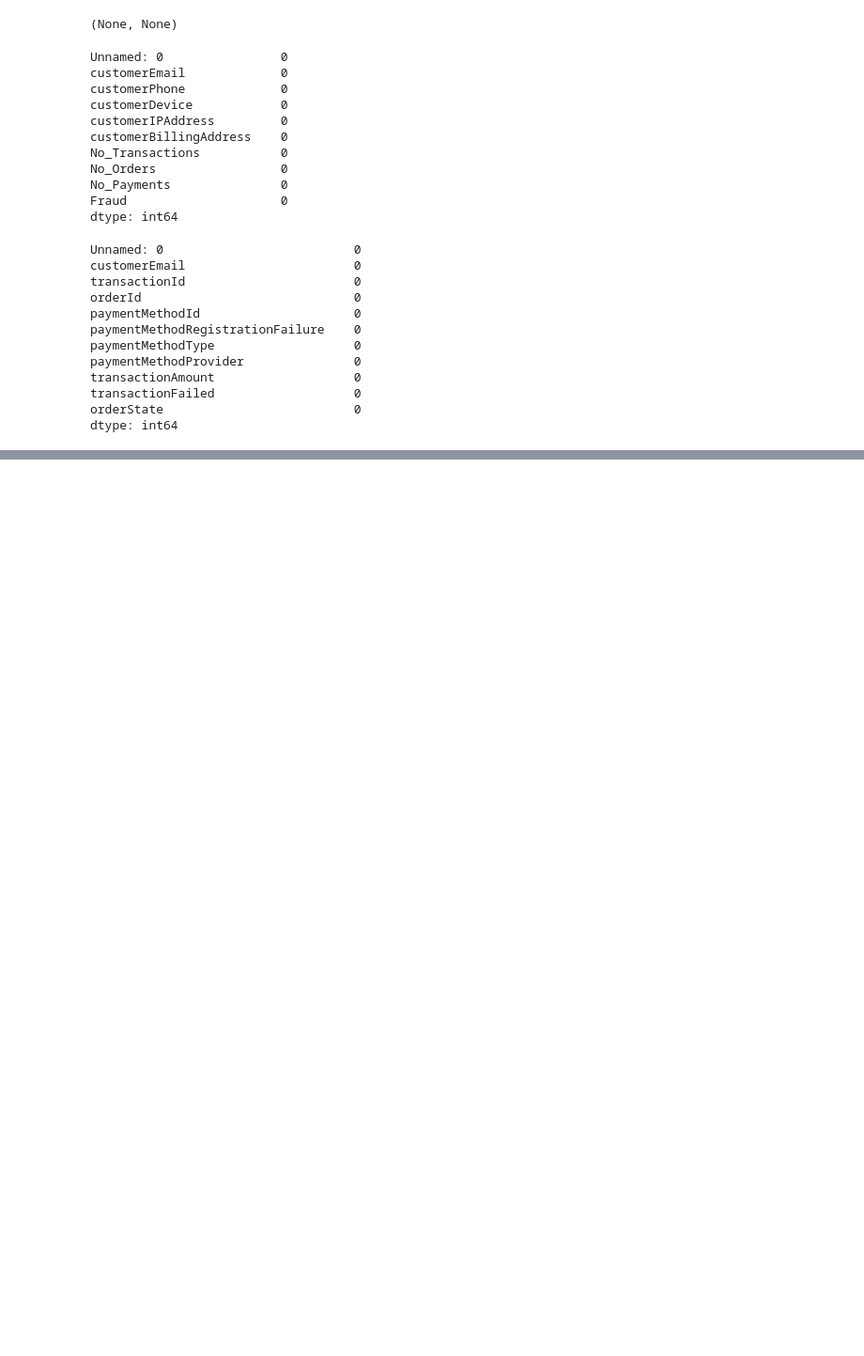
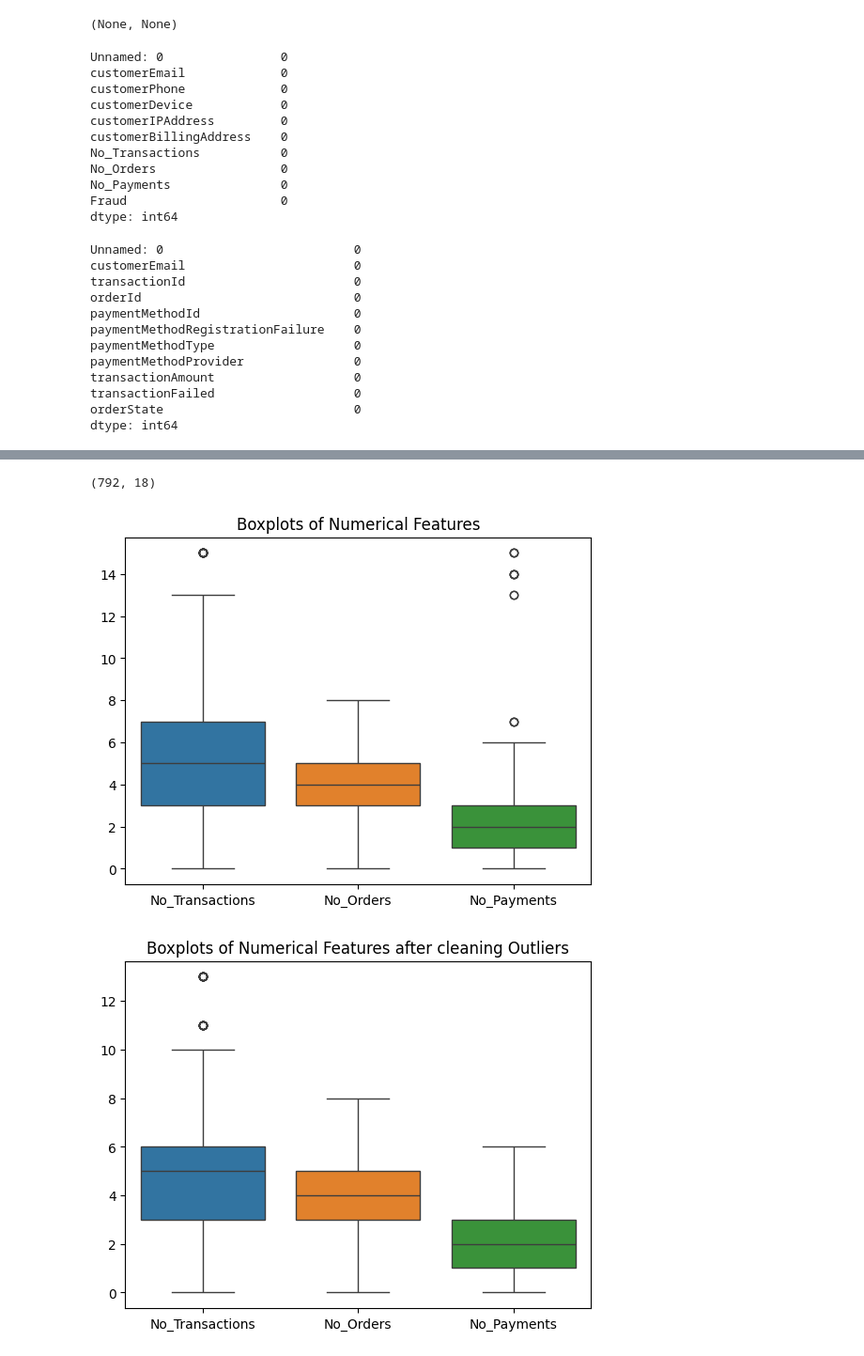
Before and after one commit to Saleem-144/MachineLearning-Project, a Jupyter notebook: Fraud_Email_Detection.ipynb, the cells around one changed output, grey strips where cells are left out. Shown at 94% size. Cells and saved outputs as stored; diff of their text form; code cells hidden in the pictures; blank space fills up the shorter version.

```diff
--- a/Fraud_Email_Detection.ipynb
+++ b/Fraud_Email_Detection.ipynb
@@ -100,0 +176,5 @@ merged_df.head()
+# %%
+IQR = Q3 - Q1
+# %%
+lower_bound = Q1 - 1.5 * IQR
+upper_bound = Q3 + 1.5 * IQR
@@ -100,0 +227,19 @@ merged_df.head()
+# %%
+outliers = (merged_df[numerical_features] < lower_bound) | (merged_df[numerical_features] > upper_bound)
+# %%
+merged_df_cleaned = merged_df[~outliers.any(axis=1)]
+merged_df_cleaned.shape
+# %% [output]
+(792, 18)
+# %%
+sns.boxplot(data=merged_df[numerical_features])
+plt.title('Boxplots of Numerical Features')
+plt.show()
+
+
+sns.boxplot(merged_df_cleaned[numerical_features])
+plt.title('Boxplots of Numerical Features after cleaning Outliers')
+plt.show()
+# %% [output]
+[figure, added]
+[figure, added]
```
Also changed, not shown: parts of 20 cells of this notebook.
